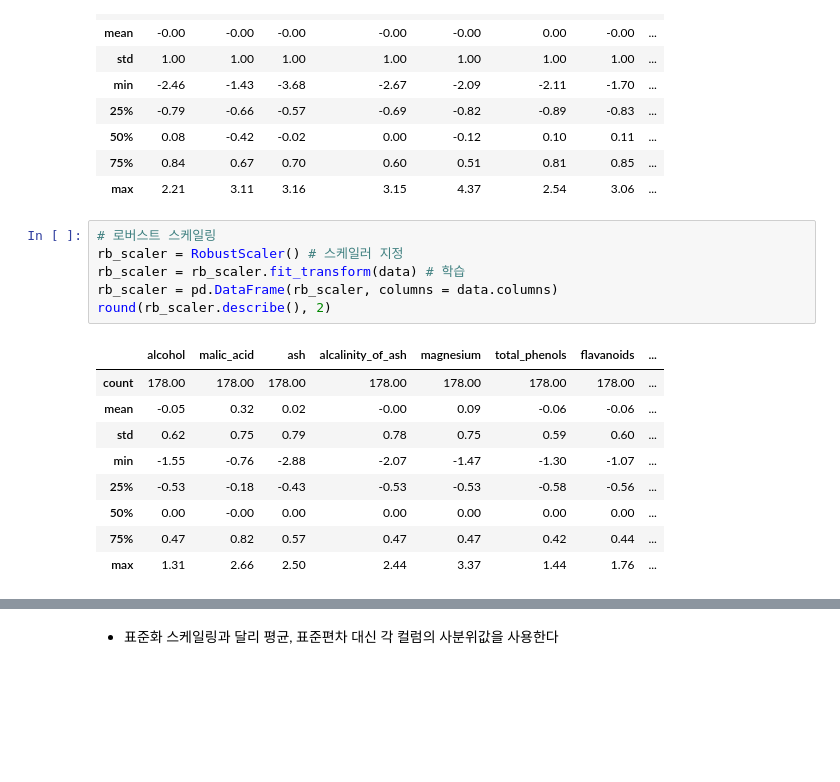
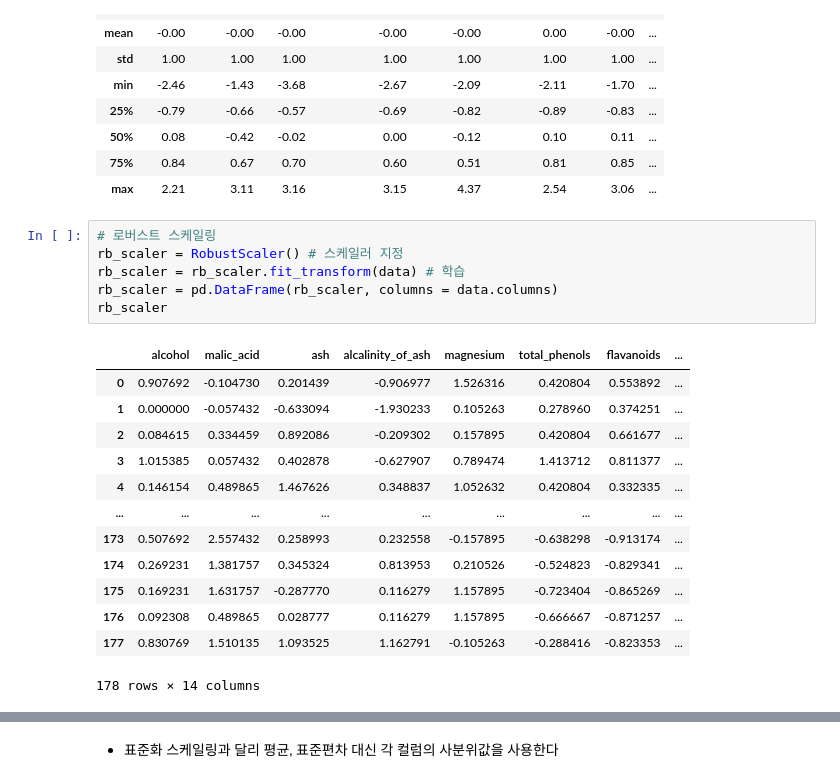
Before and after one commit to team-epoch/EPOCH_4th_TASK, a Jupyter notebook: 4th_TASK/DevelopTeam/Practice/week2/4기_박정민.ipynb, the cells around one changed output, grey strips where cells are left out. Saved outputs shown, nothing was run; the diff lists cells and outputs as text; blank space fills up the shorter version.

```diff
--- a/4th_TASK/DevelopTeam/Practice/week2/4기_박정민.ipynb
+++ b/4th_TASK/DevelopTeam/Practice/week2/4기_박정민.ipynb
@@ -551,16 +677,20 @@ round(st_scaler.describe(), 2)
 # %%
 # 로버스트 스케일링
 rb_scaler = RobustScaler() # 스케일러 지정
 rb_scaler = rb_scaler.fit_transform(data) # 학습
 rb_scaler = pd.DataFrame(rb_scaler, columns = data.columns)
-round(rb_scaler.describe(), 2)
+rb_scaler
 # %% [output]
 |  | alcohol | malic_acid | ash | alcalinity_of_ash | magnesium | total_phenols | flavanoids | ... |
-| count | 178.00 | 178.00 | 178.00 | 178.00 | 178.00 | 178.00 | 178.00 | ... |
-| mean | -0.05 | 0.32 | 0.02 | -0.00 | 0.09 | -0.06 | -0.06 | ... |
-| std | 0.62 | 0.75 | 0.79 | 0.78 | 0.75 | 0.59 | 0.60 | ... |
-| min | -1.55 | -0.76 | -2.88 | -2.07 | -1.47 | -1.30 | -1.07 | ... |
-| 25% | -0.53 | -0.18 | -0.43 | -0.53 | -0.53 | -0.58 | -0.56 | ... |
-| 50% | 0.00 | -0.00 | 0.00 | 0.00 | 0.00 | 0.00 | 0.00 | ... |
-| 75% | 0.47 | 0.82 | 0.57 | 0.47 | 0.47 | 0.42 | 0.44 | ... |
-| max | 1.31 | 2.66 | 2.50 | 2.44 | 3.37 | 1.44 | 1.76 | ... |
+| 0 | 0.907692 | -0.104730 | 0.201439 | -0.906977 | 1.526316 | 0.420804 | 0.553892 | ... |
+| 1 | 0.000000 | -0.057432 | -0.633094 | -1.930233 | 0.105263 | 0.278960 | 0.374251 | ... |
+| 2 | 0.084615 | 0.334459 | 0.892086 | -0.209302 | 0.157895 | 0.420804 | 0.661677 | ... |
+| 3 | 1.015385 | 0.057432 | 0.402878 | -0.627907 | 0.789474 | 1.413712 | 0.811377 | ... |
+| 4 | 0.146154 | 0.489865 | 1.467626 | 0.348837 | 1.052632 | 0.420804 | 0.332335 | ... |
+| ... | ... | ... | ... | ... | ... | ... | ... | ... |
+| 173 | 0.507692 | 2.557432 | 0.258993 | 0.232558 | -0.157895 | -0.638298 | -0.913174 | ... |
+| 174 | 0.269231 | 1.381757 | 0.345324 | 0.813953 | 0.210526 | -0.524823 | -0.829341 | ... |
+| 175 | 0.169231 | 1.631757 | -0.287770 | 0.116279 | 1.157895 | -0.723404 | -0.865269 | ... |
+| 176 | 0.092308 | 0.489865 | 0.028777 | 0.116279 | 1.157895 | -0.666667 | -0.871257 | ... |
+| 177 | 0.830769 | 1.510135 | 1.093525 | 1.162791 | -0.105263 | -0.288416 | -0.823353 | ... |
+178 rows × 14 columns
```
Also changed, not shown: parts of 21 cells of this notebook.
